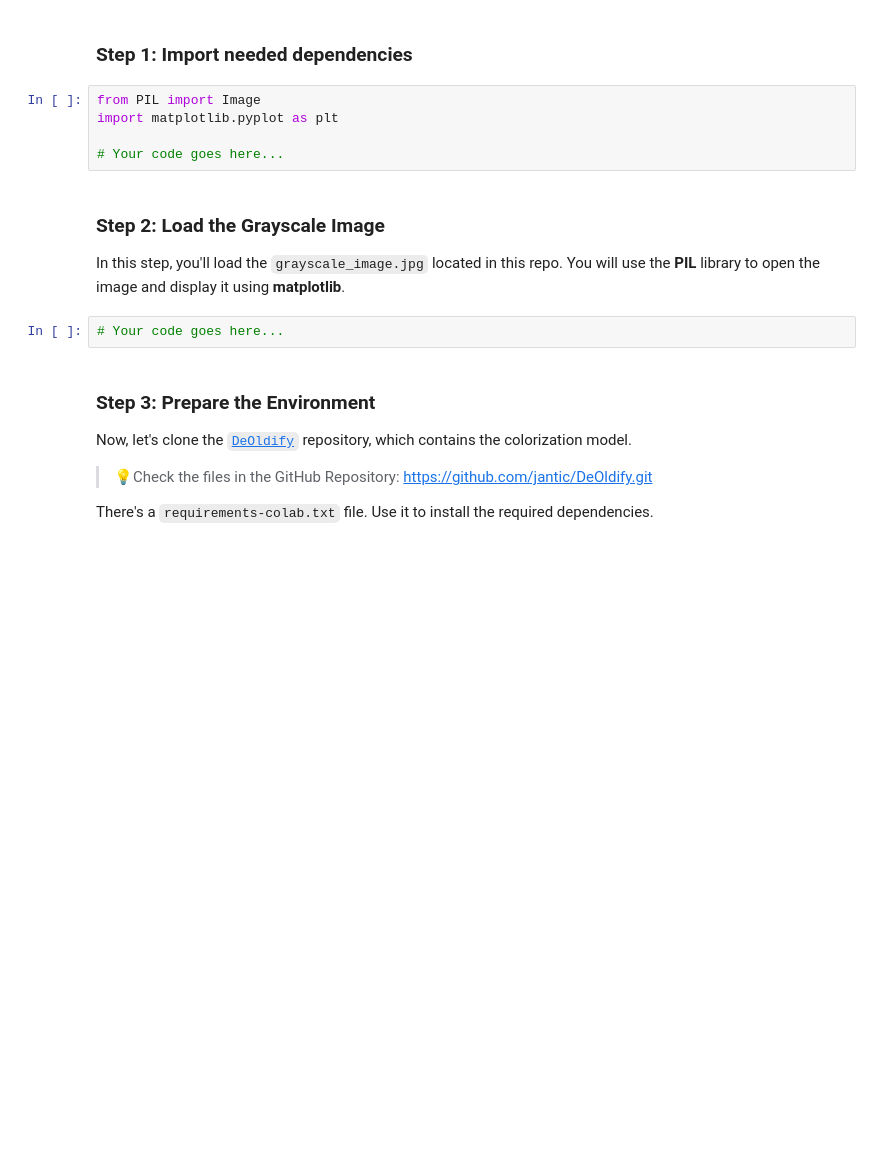
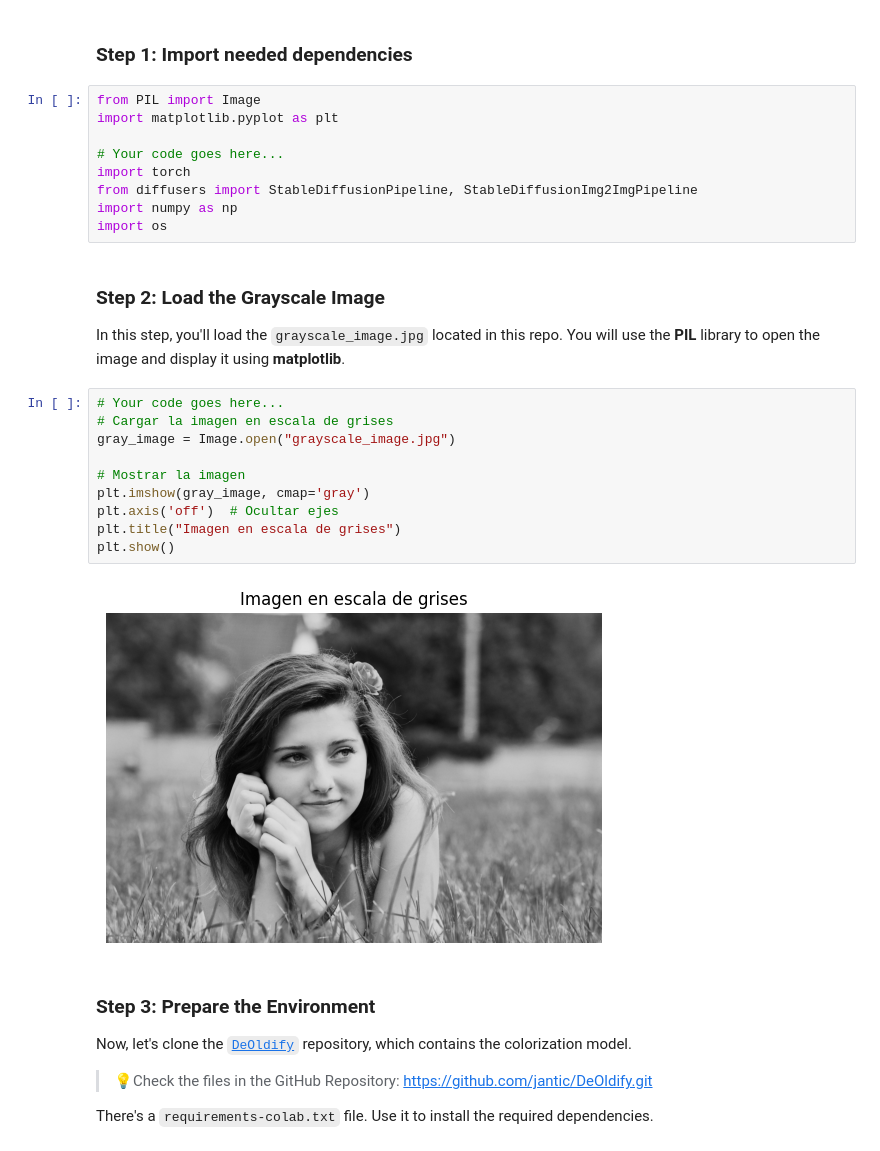
Before and after one commit to GuaSiMoTO/LAB-Foundations-of-Generative-AI-Text-to-Image-Models-public, a Jupyter notebook: Generative_AI_Text_to_Image_LAB.ipynb, the cells around one changed output. Saved outputs shown, nothing was run; the diff lists cells and outputs as text; blank space fills up the shorter version.

```diff
--- a/Generative_AI_Text_to_Image_LAB.ipynb
+++ b/Generative_AI_Text_to_Image_LAB.ipynb
@@ -93,11 +193,25 @@ from PIL import Image
 import matplotlib.pyplot as plt
 
 # Your code goes here...
+import torch
+from diffusers import StableDiffusionPipeline, StableDiffusionImg2ImgPipeline
+import numpy as np
+import os
 # %% [markdown]
 ### Step 2: Load the Grayscale Image
 In this step, you'll load the `grayscale_image.jpg` located in this repo. You will use the **PIL** library to open the image and display it using **matplotlib**.
 # %%
 # Your code goes here...
+# Cargar la imagen en escala de grises
+gray_image = Image.open("grayscale_image.jpg")
+
+# Mostrar la imagen
+plt.imshow(gray_image, cmap='gray')
+plt.axis('off')  # Ocultar ejes
+plt.title("Imagen en escala de grises")
+plt.show()
+# %% [output]
+[figure, added]
 # %% [markdown]
 ### Step 3: Prepare the Environment
 
```
Also changed, not shown: parts of 18 cells of this notebook.
